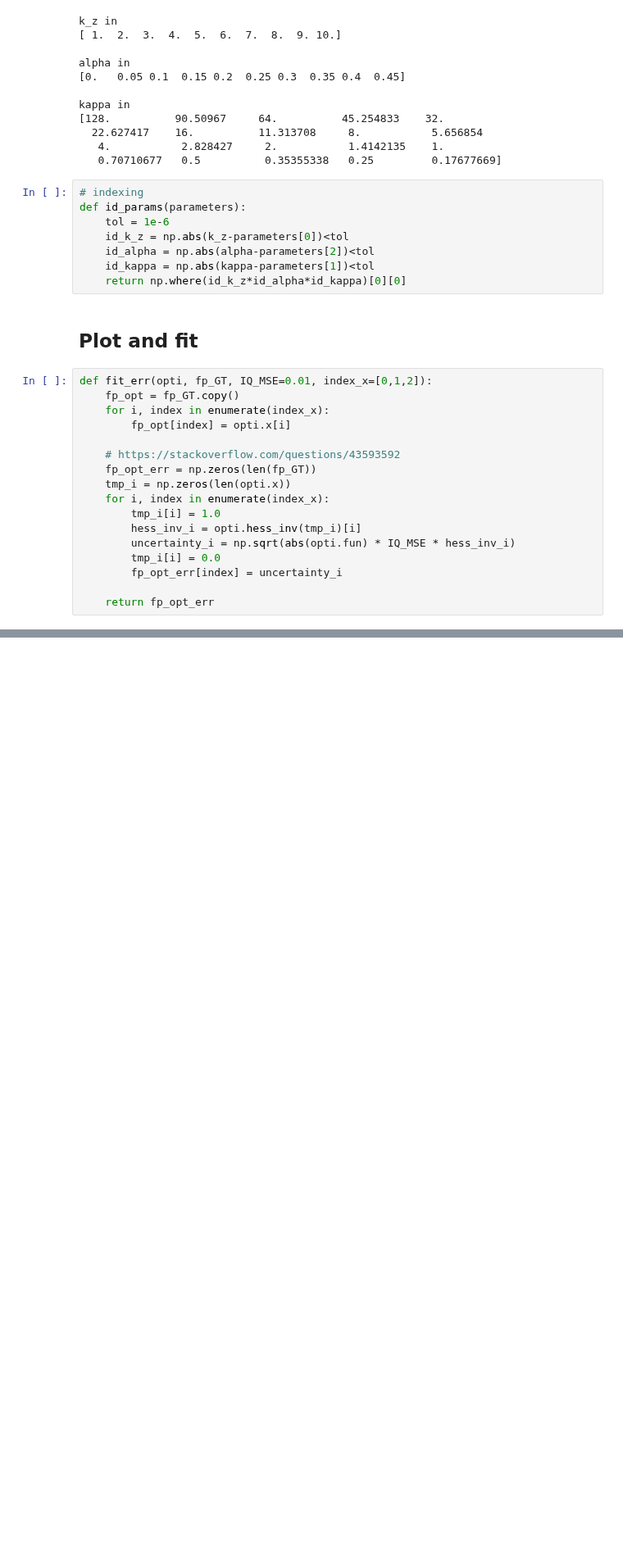
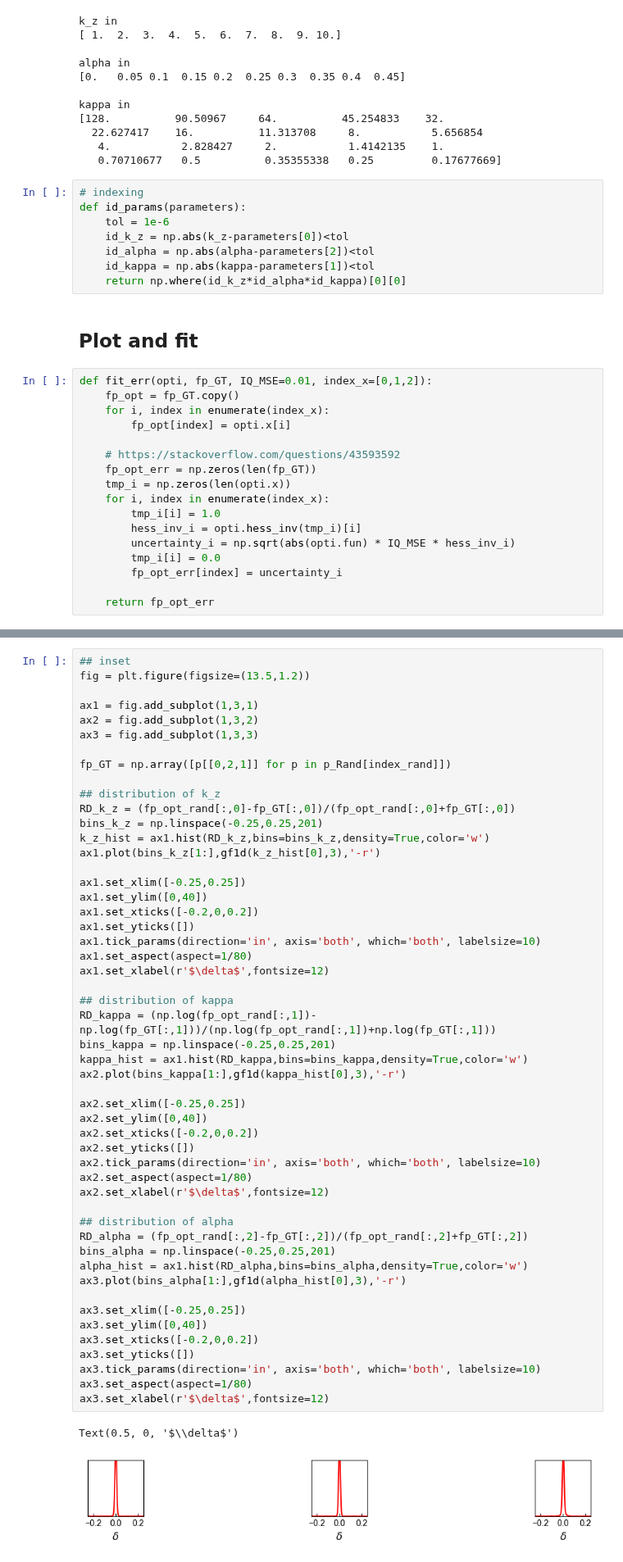
Before and after one commit to ch-tung/Randomwave_ML, a Jupyter notebook: generative_NN/Figures_fit_rand.ipynb, the cells around one changed output, grey strips where cells are left out. Shown at 82% size. Saved outputs shown, nothing was run; the diff lists cells and outputs as text; blank space fills up the shorter version.

```diff
--- a/generative_NN/Figures_fit_rand.ipynb
+++ b/generative_NN/Figures_fit_rand.ipynb
@@ -346,0 +354,54 @@ plt.tight_layout(pad=3.6)
+# %%
+## inset
+fig = plt.figure(figsize=(13.5,1.2))
+
+ax1 = fig.add_subplot(1,3,1)
+ax2 = fig.add_subplot(1,3,2)
+ax3 = fig.add_subplot(1,3,3)
+
+fp_GT = np.array([p[[0,2,1]] for p in p_Rand[index_rand]])
+
+## distribution of k_z
+RD_k_z = (fp_opt_rand[:,0]-fp_GT[:,0])/(fp_opt_rand[:,0]+fp_GT[:,0])
+bins_k_z = np.linspace(-0.25,0.25,201)
+k_z_hist = ax1.hist(RD_k_z,bins=bins_k_z,density=True,color='w')
+ax1.plot(bins_k_z[1:],gf1d(k_z_hist[0],3),'-r')
+
+ax1.set_xlim([-0.25,0.25])
+ax1.set_ylim([0,40])
+ax1.set_xticks([-0.2,0,0.2])
+ax1.set_yticks([])
+ax1.tick_params(direction='in', axis='both', which='both', labelsize=10)
+ax1.set_aspect(aspect=1/80)
+ax1.set_xlabel(r'$\delta$',fontsize=12)
+
+## distribution of kappa
+RD_kappa = (np.log(fp_opt_rand[:,1])-np.log(fp_GT[:,1]))/(np.log(fp_opt_rand[:,1])+np.log(fp_GT[:,1]))
+bins_kappa = np.linspace(-0.25,0.25,201)
+kappa_hist = ax1.hist(RD_kappa,bins=bins_kappa,density=True,color='w')
+ax2.plot(bins_kappa[1:],gf1d(kappa_hist[0],3),'-r')
+
+ax2.set_xlim([-0.25,0.25])
+ax2.set_ylim([0,40])
+ax2.set_xticks([-0.2,0,0.2])
+ax2.set_yticks([])
+ax2.tick_params(direction='in', axis='both', which='both', labelsize=10)
+ax2.set_aspect(aspect=1/80)
+ax2.set_xlabel(r'$\delta$',fontsize=12)
+
+## distribution of alpha
+RD_alpha = (fp_opt_rand[:,2]-fp_GT[:,2])/(fp_opt_rand[:,2]+fp_GT[:,2])
+bins_alpha = np.linspace(-0.25,0.25,201)
+alpha_hist = ax1.hist(RD_alpha,bins=bins_alpha,density=True,color='w')
+ax3.plot(bins_alpha[1:],gf1d(alpha_hist[0],3),'-r')
+
+ax3.set_xlim([-0.25,0.25])
+ax3.set_ylim([0,40])
+ax3.set_xticks([-0.2,0,0.2])
+ax3.set_yticks([])
+ax3.tick_params(direction='in', axis='both', which='both', labelsize=10)
+ax3.set_aspect(aspect=1/80)
+ax3.set_xlabel(r'$\delta$',fontsize=12)
+# %% [output]
+Text(0.5, 0, '$\\delta$')
+[figure, added]
```
Also changed, not shown: parts of 7 cells of this notebook.
